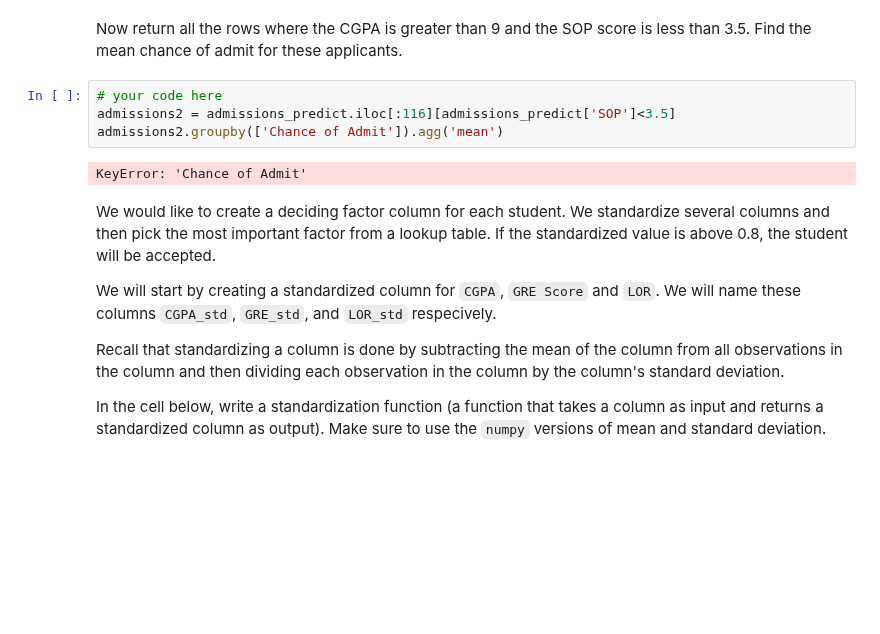
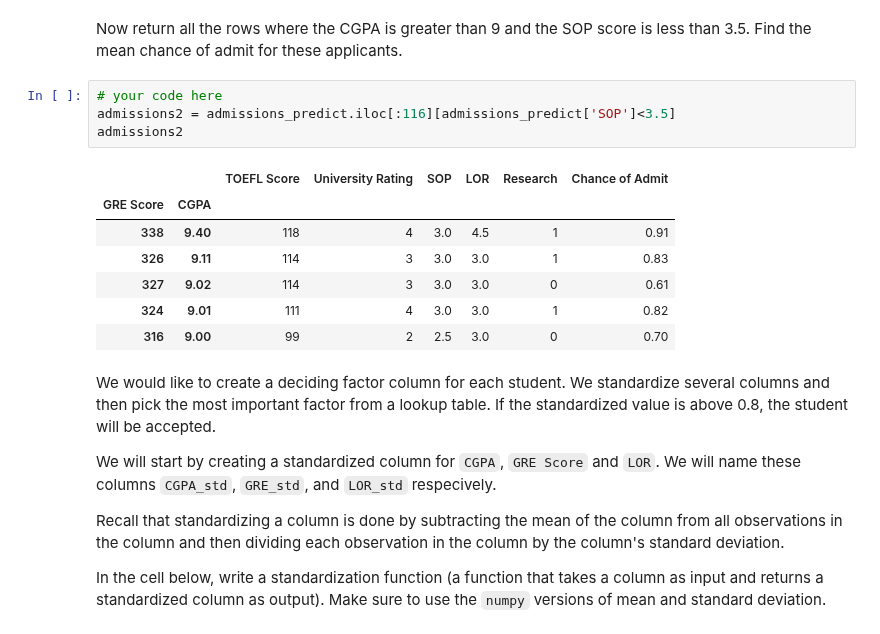
Before and after one commit to jmolendijk/dataV2-labs, a Jupyter notebook: module-2/Advanced-Pandas/your-code/main.ipynb, the cells around one changed output. Cells and saved outputs as stored; diff of their text form; blank space fills up the shorter version.

```diff
--- a/module-2/Advanced-Pandas/your-code/main.ipynb
+++ b/module-2/Advanced-Pandas/your-code/main.ipynb
@@ -164,9 +166,15 @@ Now return all the rows where the CGPA is greater than 9 and the SOP score is le
 # %%
 # your code here
 admissions2 = admissions_predict.iloc[:116][admissions_predict['SOP']<3.5]
-admissions2.groupby(['Chance of Admit']).agg('mean')
+admissions2
 # %% [output]
-KeyError: 'Chance of Admit'
+|  |  | TOEFL Score | University Rating | SOP | LOR | Research | Chance of Admit |
+| GRE Score | CGPA |  |  |  |  |  |  |
+| 338 | 9.40 | 118 | 4 | 3.0 | 4.5 | 1 | 0.91 |
+| 326 | 9.11 | 114 | 3 | 3.0 | 3.0 | 1 | 0.83 |
+| 327 | 9.02 | 114 | 3 | 3.0 | 3.0 | 0 | 0.61 |
+| 324 | 9.01 | 111 | 4 | 3.0 | 3.0 | 1 | 0.82 |
+| 316 | 9.00 | 99 | 2 | 2.5 | 3.0 | 0 | 0.70 |
 # %% [markdown]
 We would like to create a deciding factor column for each student. We standardize several columns and then pick the most important factor from a lookup table. If the standardized value is above 0.8, the student will be accepted.
 
```
Also changed, not shown: parts of 5 cells of this notebook.
